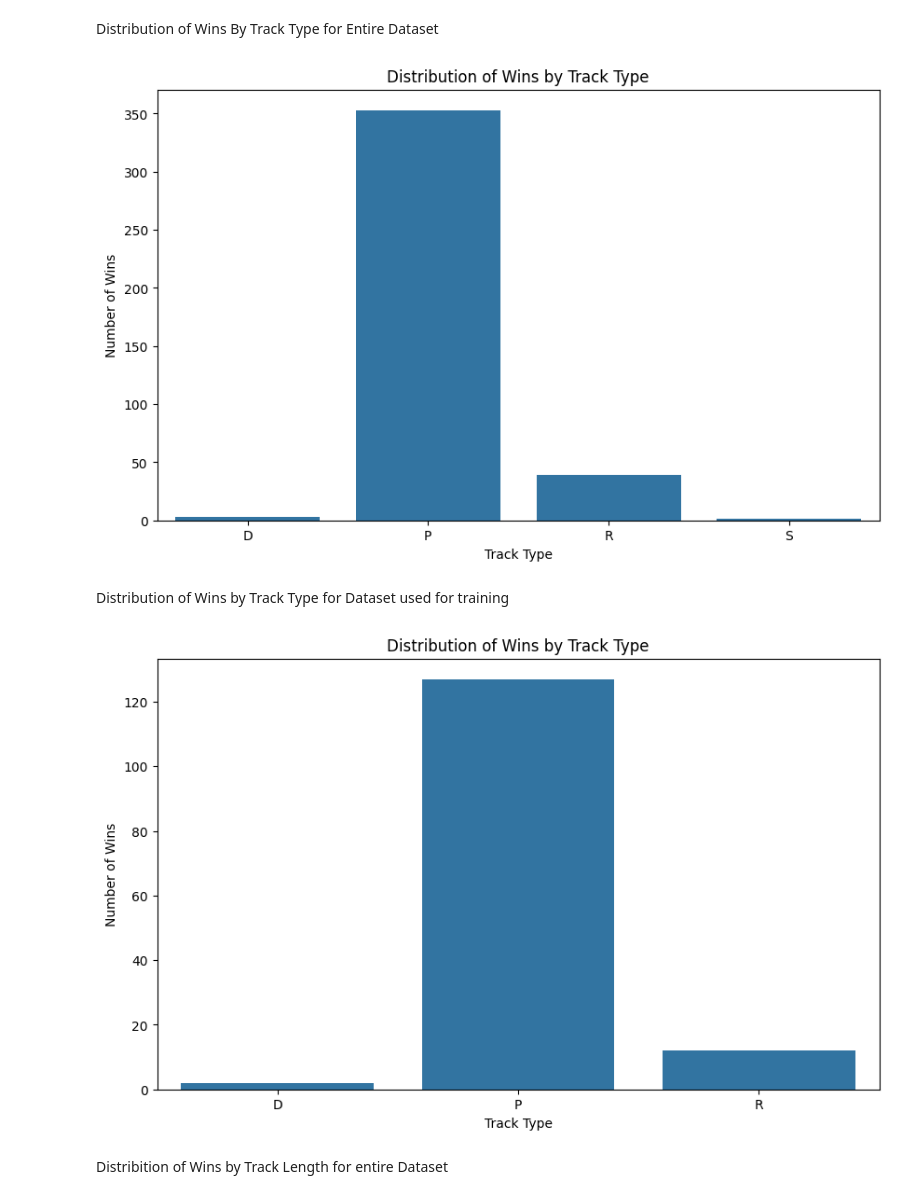
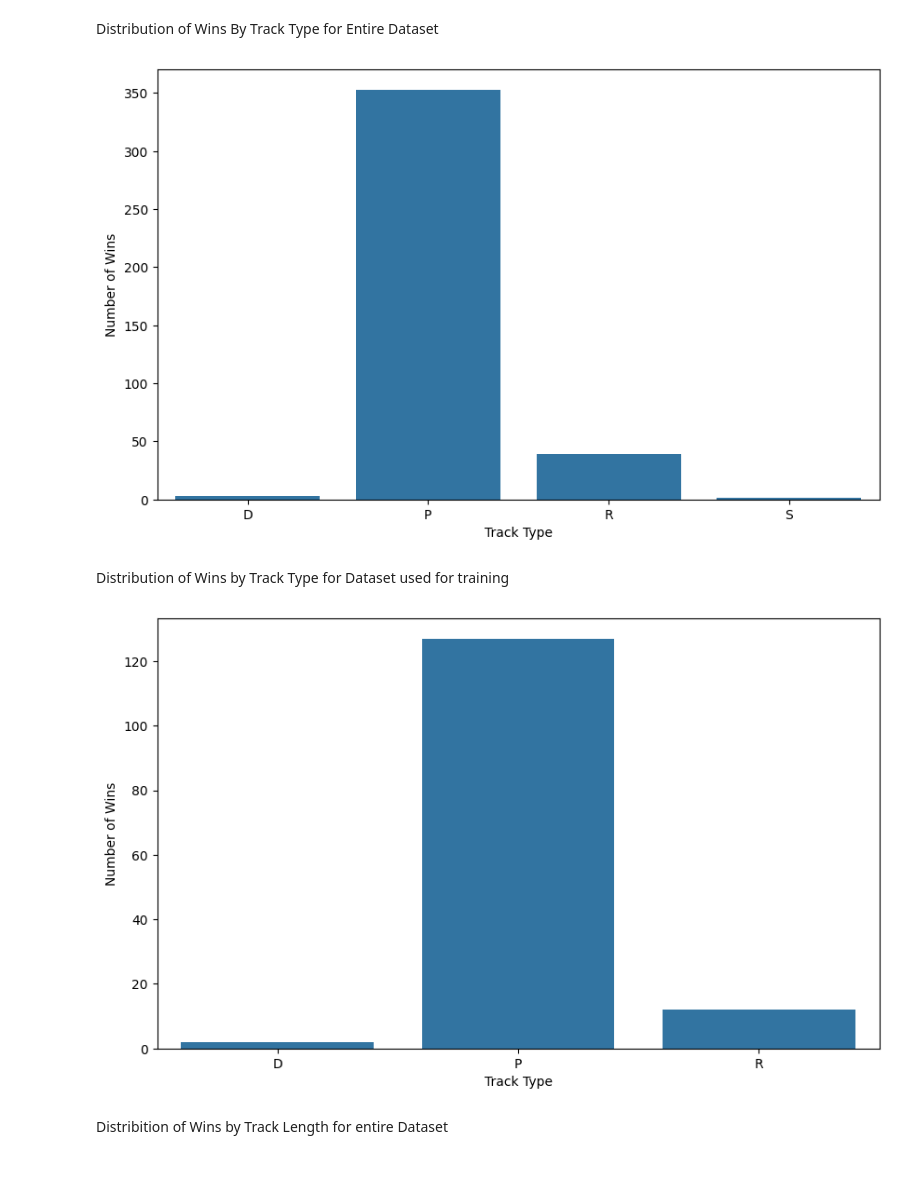
Before and after one commit to ermunroe/DS480Project, a Jupyter notebook: descriptiveVis.ipynb, the cells around one changed output. Cells and saved outputs as stored; diff of their text form; code cells hidden in the pictures; blank space fills up the shorter version.

```diff
--- a/descriptiveVis.ipynb
+++ b/descriptiveVis.ipynb
@@ -20,19 +20,18 @@ Distribution of Wins By Track Type for Entire Dataset
 # %%
 import matplotlib.pyplot as plt
 import seaborn as sns
 
 wins_by_track = df[df['finish_position'] == 1].groupby('race_track_surface').size().reset_index(name='wins')
 
 # Plot the data
 plt.figure(figsize=(10, 6))
 sns.barplot(x='race_track_surface', y='wins', data=wins_by_track)
-plt.title('Distribution of Wins by Track Type')
 plt.xlabel('Track Type')
 plt.ylabel('Number of Wins')
 plt.savefig('wins_by_track.png')
 plt.show()
 # %% [output]
-[figure, old version]
+[figure, new version]
 # %% [markdown]
 Distribution of Wins by Track Type for Dataset used for training
 # %%
@@ -41,12 +40,12 @@ wins_by_track2 = df2[df2['finish_position'] == 1].groupby('race_track_surface').
 # Plot the data
 plt.figure(figsize=(10, 6))
 sns.barplot(x='race_track_surface', y='wins', data=wins_by_track2)
-plt.title('Distribution of Wins by Track Type')
 plt.xlabel('Track Type')
 plt.ylabel('Number of Wins')
+plt.savefig('wins_by_trackType.png')
 plt.show()
 # %% [output]
-[figure, old version]
+[figure, new version]
 # %% [markdown]
 Distribition of Wins by Track Length for entire Dataset
 # %%
```
Also changed, not shown: parts of 4 cells of this notebook, 6 other files.
